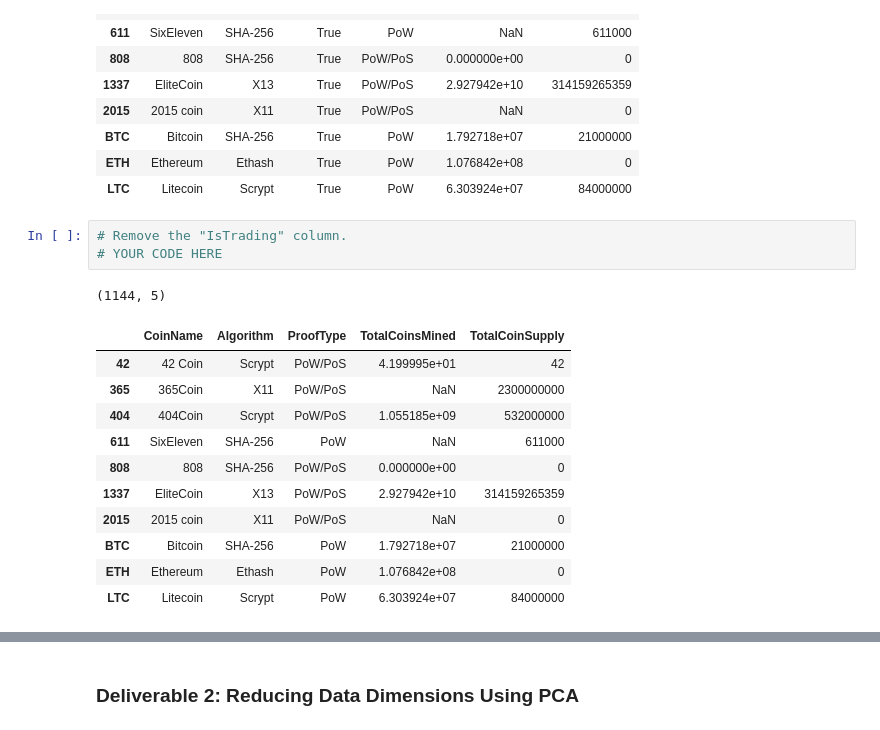
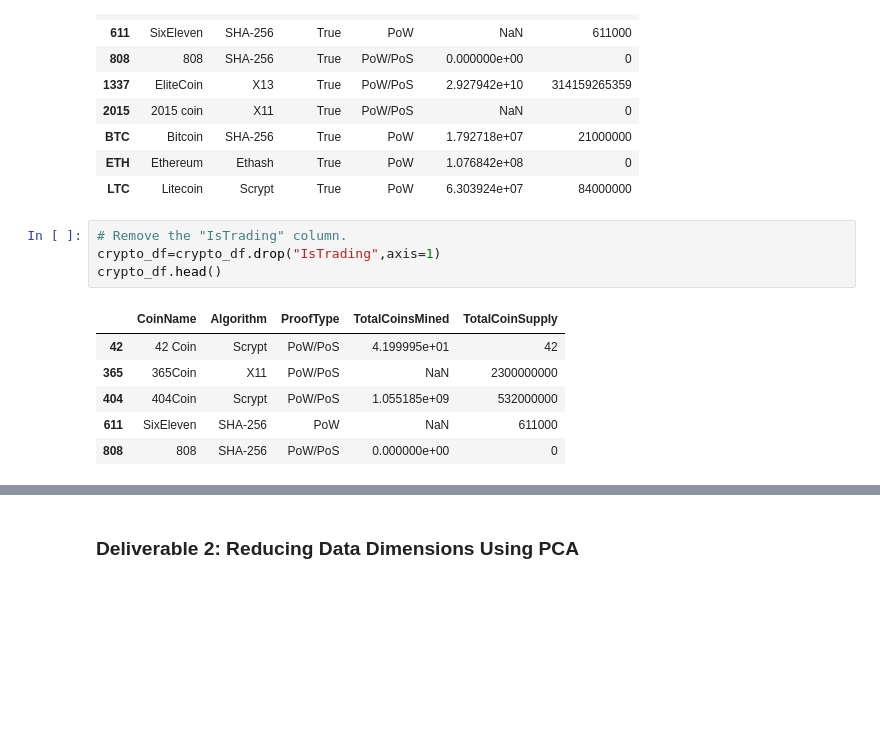
Before and after one commit to pheel24/Cryptocurrencies, a Jupyter notebook: crypto_clustering.ipynb, the cells around one changed output, grey strips where cells are left out. Drawn from its saved outputs; the diff is of its cells as text; blank space fills up the shorter version.

```diff
--- a/crypto_clustering.ipynb
+++ b/crypto_clustering.ipynb
@@ -62,19 +63,14 @@ memory usage: 54.7+ KB
 | LTC | Litecoin | Scrypt | True | PoW | 6.303924e+07 | 84000000 |
 # %%
 # Remove the "IsTrading" column.
-# YOUR CODE HERE
+crypto_df=crypto_df.drop("IsTrading",axis=1)
+crypto_df.head()
 # %% [output]
-(1144, 5)
 |  | CoinName | Algorithm | ProofType | TotalCoinsMined | TotalCoinSupply |
 | 42 | 42 Coin | Scrypt | PoW/PoS | 4.199995e+01 | 42 |
 | 365 | 365Coin | X11 | PoW/PoS | NaN | 2300000000 |
 | 404 | 404Coin | Scrypt | PoW/PoS | 1.055185e+09 | 532000000 |
 | 611 | SixEleven | SHA-256 | PoW | NaN | 611000 |
 | 808 | 808 | SHA-256 | PoW/PoS | 0.000000e+00 | 0 |
-| 1337 | EliteCoin | X13 | PoW/PoS | 2.927942e+10 | 314159265359 |
-| 2015 | 2015 coin | X11 | PoW/PoS | NaN | 0 |
-| BTC | Bitcoin | SHA-256 | PoW | 1.792718e+07 | 21000000 |
-| ETH | Ethereum | Ethash | PoW | 1.076842e+08 | 0 |
-| LTC | Litecoin | Scrypt | PoW | 6.303924e+07 | 84000000 |
 # %%
 # Remove rows that have at least 1 null value.
```
Also changed, not shown: parts of 20 cells of this notebook.
